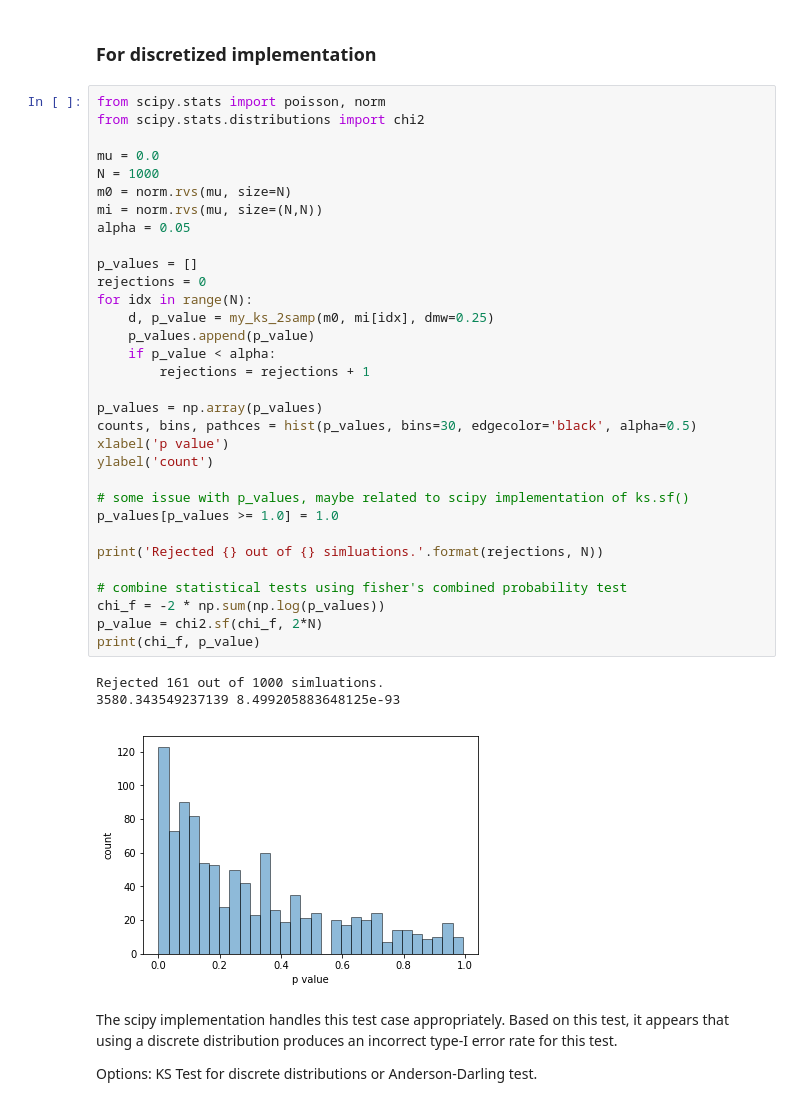
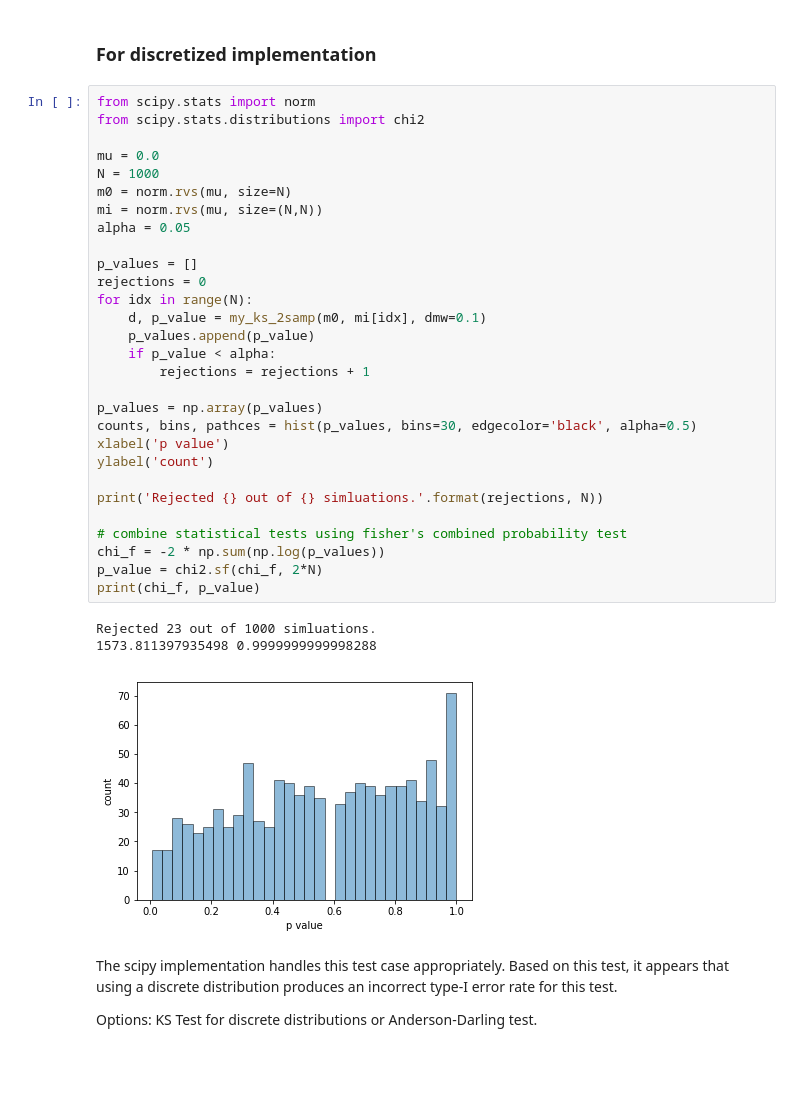
Before and after one commit to SCECcode/pycsep, a Jupyter notebook: notes/m_test_notes.ipynb, the cells around one changed output. Drawn from its saved outputs; the diff is of its cells as text; blank space fills up the shorter version.

```diff
--- a/notes/m_test_notes.ipynb
+++ b/notes/m_test_notes.ipynb
@@ -217,41 +217,38 @@ rejected 121 out of 1000 simluations.
 # %% [markdown]
 ### For discretized implementation
 # %%
-from scipy.stats import poisson, norm
+from scipy.stats import norm
 from scipy.stats.distributions import chi2
 
 mu = 0.0
 N = 1000
 m0 = norm.rvs(mu, size=N)
 mi = norm.rvs(mu, size=(N,N))
 alpha = 0.05
 
 p_values = []
 rejections = 0
 for idx in range(N):
-    d, p_value = my_ks_2samp(m0, mi[idx], dmw=0.25)
+    d, p_value = my_ks_2samp(m0, mi[idx], dmw=0.1)
     p_values.append(p_value)
     if p_value < alpha:
         rejections = rejections + 1
 
 p_values = np.array(p_values)
 counts, bins, pathces = hist(p_values, bins=30, edgecolor='black', alpha=0.5)
 xlabel('p value')
 ylabel('count')
 
-# some issue with p_values, maybe related to scipy implementation of ks.sf()
-p_values[p_values >= 1.0] = 1.0
-
 print('Rejected {} out of {} simluations.'.format(rejections, N))
 
 # combine statistical tests using fisher's combined probability test
 chi_f = -2 * np.sum(np.log(p_values))
 p_value = chi2.sf(chi_f, 2*N)
 print(chi_f, p_value)
 # %% [output]
-Rejected 161 out of 1000 simluations.
-3580.343549237139 8.499205883648125e-93
+Rejected 23 out of 1000 simluations.
+1573.811397935498 0.9999999999998288
-[figure, old version]
+[figure, new version]
 # %% [markdown]
 The scipy implementation handles this test case appropriately. Based on this test, it appears that using a discrete distribution produces an incorrect type-I error rate for this test.
 
```
Also changed, not shown: parts of 25 cells of this notebook, 3 other files.
